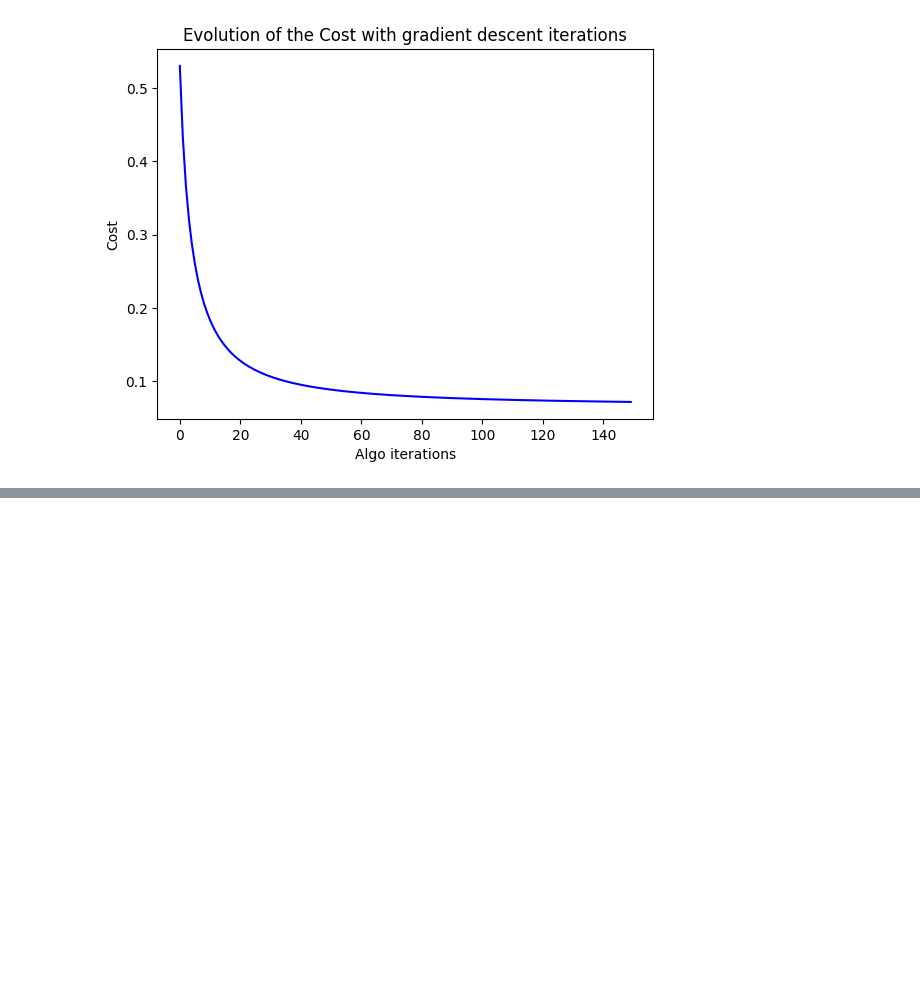
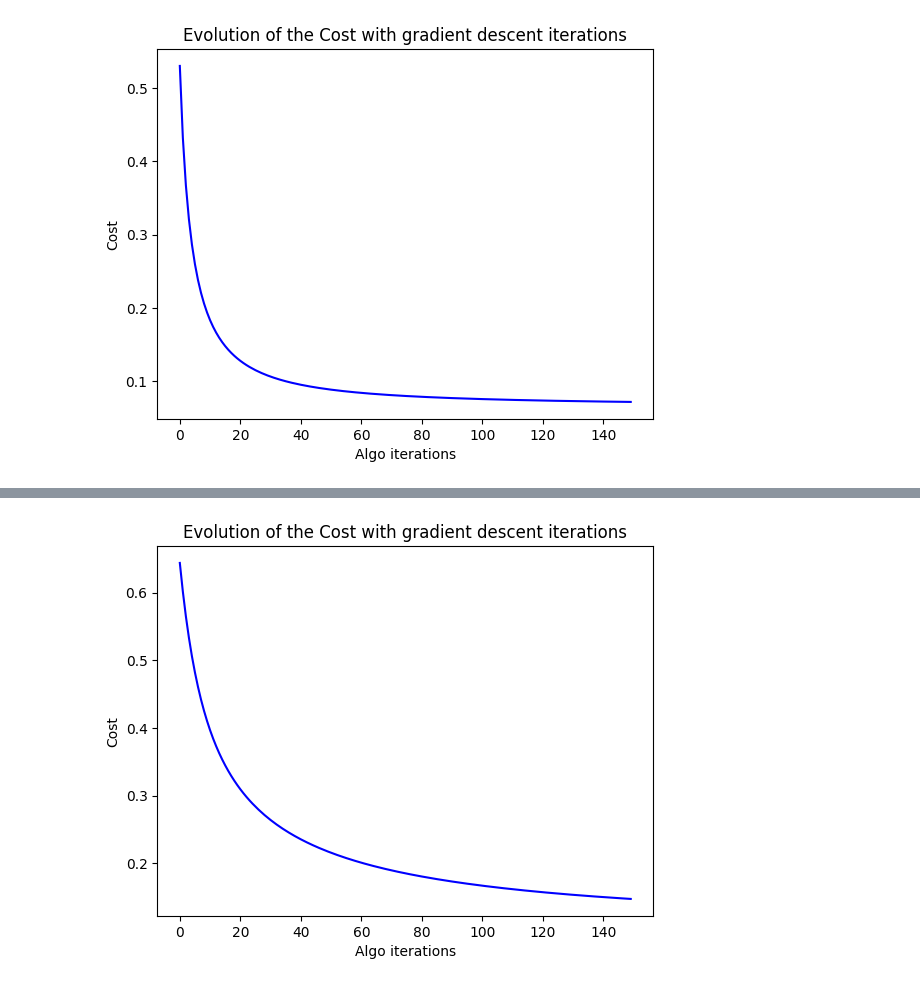
Before and after one commit to mbocquel/dslr, a Jupyter notebook: goinfre/logreg_train.ipynb, the cells around one changed output, grey strips where cells are left out. Cells and saved outputs as stored; diff of their text form; code cells hidden in the pictures; blank space fills up the shorter version.

```diff
--- a/goinfre/logreg_train.ipynb
+++ b/goinfre/logreg_train.ipynb
@@ -329,0 +314,5 @@ rav
+# %%
+X_reduit = X.copy()
+for i in range(len(X.columns)):
+    if (X.columns[i] != "Herbology" and X.columns[i] != "Defense Against the Dark Arts"):
+        X_reduit.drop(X.columns[i], axis=1, inplace=True)
@@ -329,0 +336,4 @@ rav
+# %%
+w_RavenclawReduit, b_RavenclawReduit = executeGradientDescentAlgo(X_reduit, y, 0.3, lambda_, 150)
+# %% [output]
+[figure, added]
```
Also changed, not shown: parts of 6 cells of this notebook.
